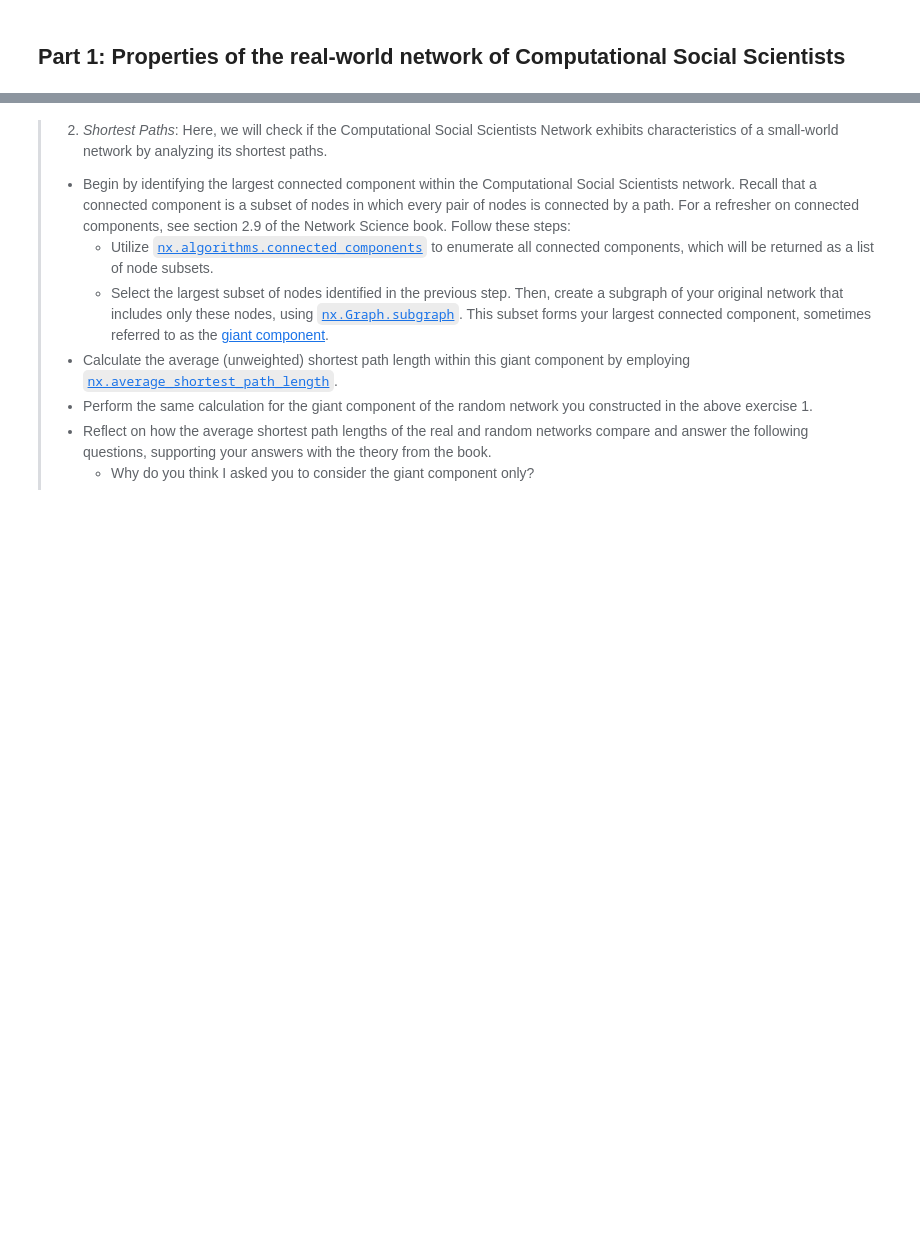
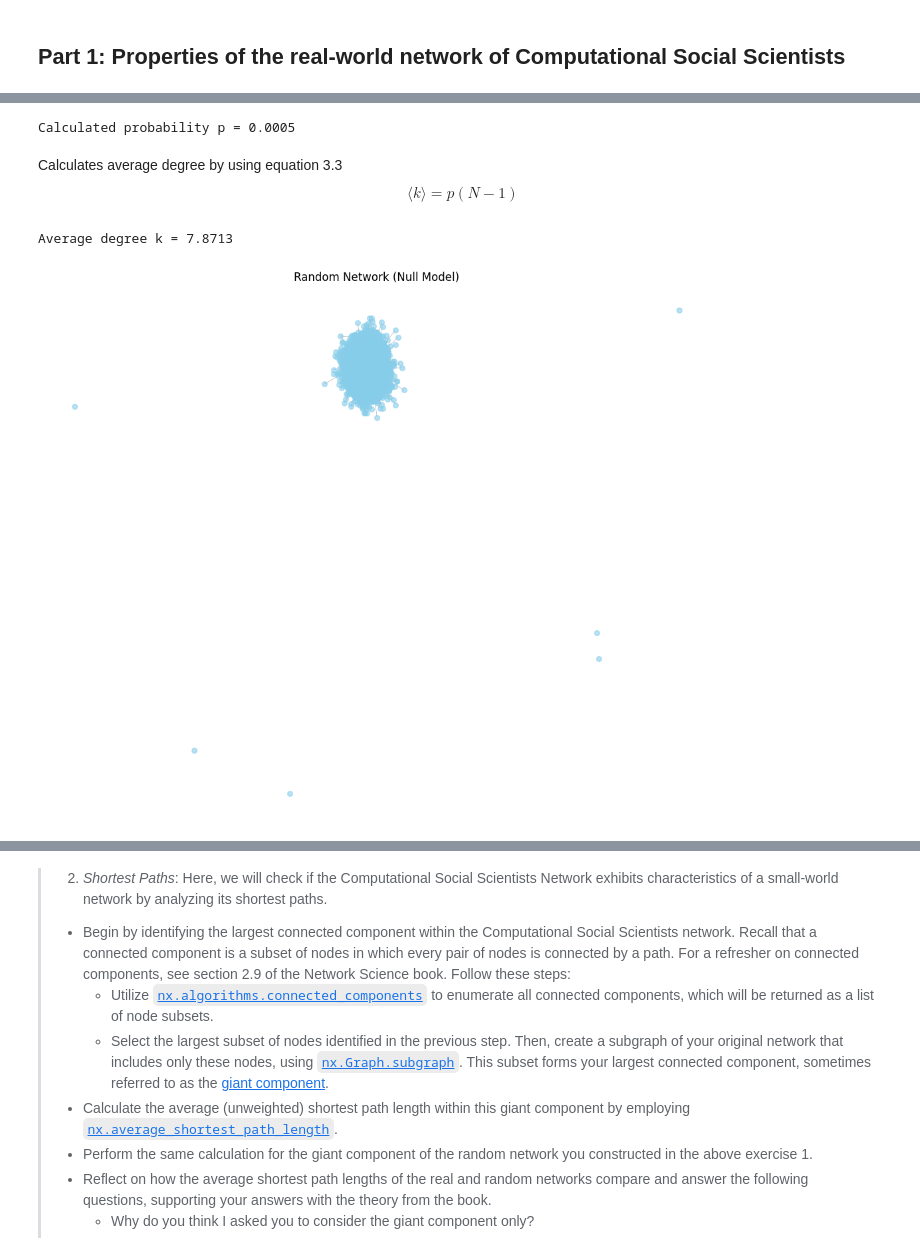
Before and after one commit to claralb2002/Social-Computational-Science-Assignment-1, a Jupyter notebook: Assignment_2/Assignment2.ipynb, the cells around one changed output, grey strips where cells are left out. Drawn from its saved outputs; the diff is of its cells as text; code cells hidden in the pictures; blank space fills up the shorter version.

```diff
--- a/Assignment_2/Assignment2.ipynb
+++ b/Assignment_2/Assignment2.ipynb
@@ -30,3 +40,18 @@ These exercises are taken from Week 5. Please note that 2 Degree distribution is
 >    - Based on your visualizations, identify the key differences between the actual and the random networks. Explain whether these differences are consistent with theoretical expectations.
 >
 >
+# %%
+# Load network
+with open("final_network.json") as f:
+    data = json.load(f)
+
+# Extract nodes and links manually
+nodes = data["nodes"]
+edges = data["links"]
+
+# Count nodes and edges
+N = len(nodes)
+L = len(edges)
+
+print(f"Number of nodes (N): {N}")
+print(f"Number of actual edges (L_actual): {L}")
@@ -32,0 +70,38 @@ These exercises are taken from Week 5. Please note that 2 Degree distribution is
+# %%
+# Calculate probability
+p = (2 * L) / (N * (N - 1))
+
+print(f"Calculated probability p = {p:.4f}")
+# %% [output]
+Calculated probability p = 0.0005
+# %% [markdown]
+Calculates average degree by using equation 3.3
+$$
+\langle k \rangle = p(N-1)
+$$
+# %%
+# Calculate average degree
+
+k = p * (N - 1)
+
+print(f"Average degree k = {k:.4f}")
+# %% [output]
+Average degree k = 7.8713
+# %%
+# Function to generate random network using calculated p and N
+
+G_random = nx.gnp_random_graph(N, p, seed = 333)
+# %%
+# Visualize the new network
+
+def visualize_network(G):
+    pos = nx.spring_layout(G, seed=333)
+    plt.figure(figsize=(10, 8))
+    nx.draw(G, pos, node_size=30, node_color='skyblue', edge_color='gray', width=0.5, alpha=0.6, with_labels=False)
+    plt.title("Random Network (Null Model)")
+    plt.axis('off')
+    plt.show()
+
+visualize_network(G_random)
+# %% [output]
+[figure, added]
```
Also changed, not shown: parts of 6 cells of this notebook.
